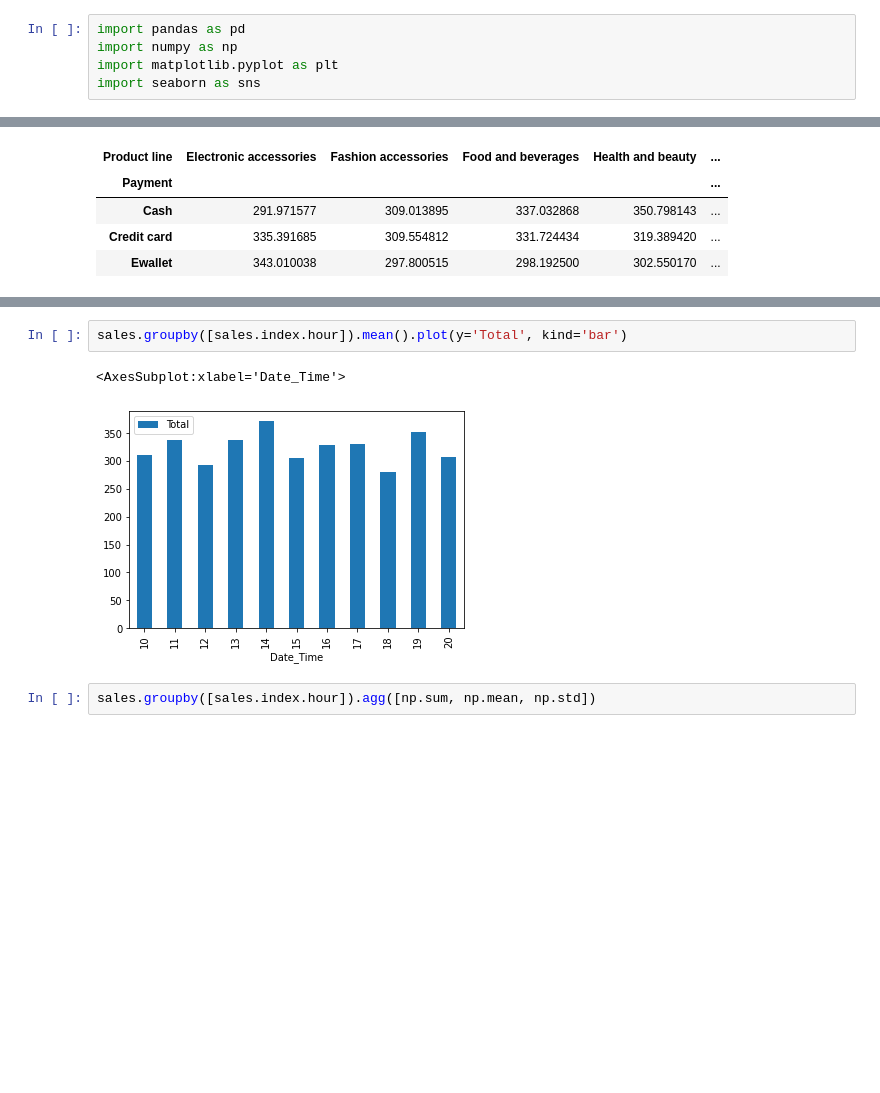
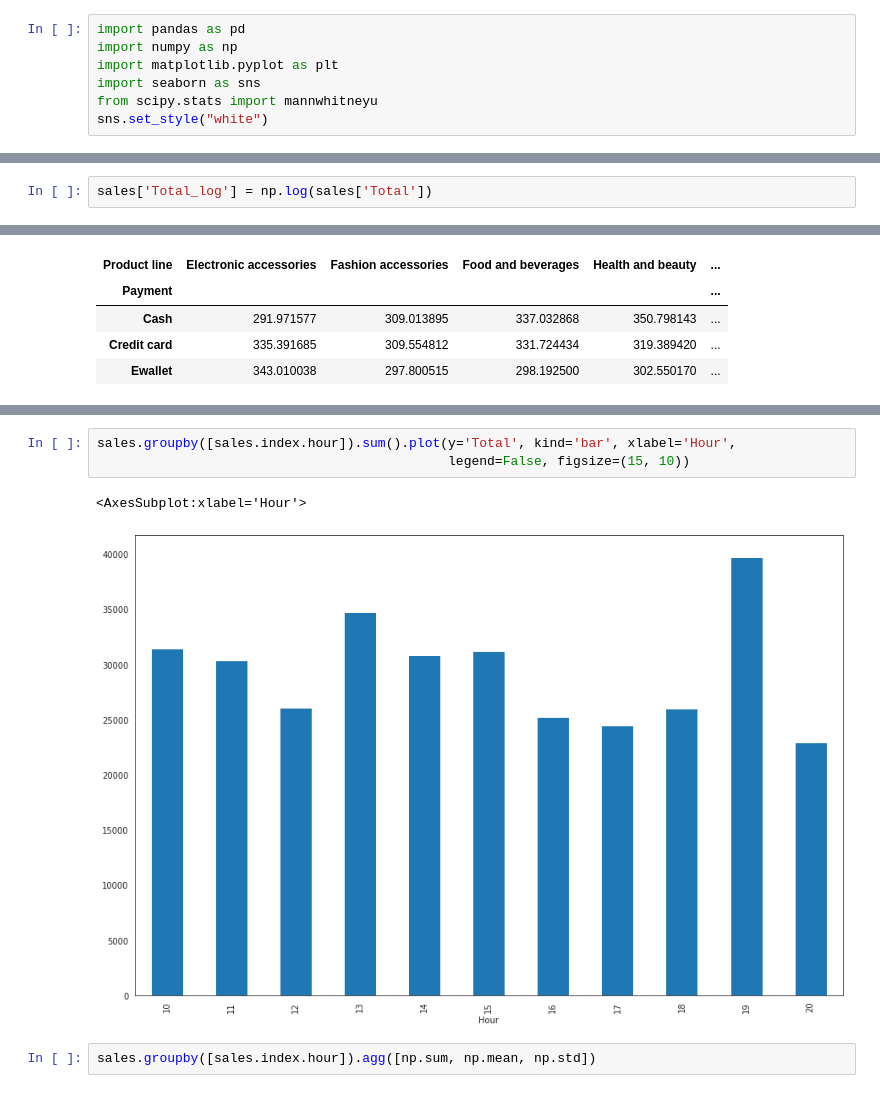
Before and after one commit to caiomts/supermarket-sales-eda, a Jupyter notebook: notebooks/eda__supermarket_sales.ipynb, the cells around one changed output, grey strips where cells are left out. Drawn from its saved outputs; the diff is of its cells as text; blank space fills up the shorter version.

```diff
--- a/notebooks/eda__supermarket_sales.ipynb
+++ b/notebooks/eda__supermarket_sales.ipynb
@@ -83,6 +83,8 @@ import pandas as pd
 import numpy as np
 import matplotlib.pyplot as plt
 import seaborn as sns
+from scipy.stats import mannwhitneyu
+sns.set_style("white")
 # %% [markdown]
 ## 1. Get the Data
 # %%
@@ -150,0 +193,2 @@ array([[<AxesSubplot:title={'center':'Unit price'}>,
+# %%
+sales['Total_log'] = np.log(sales['Total'])
@@ -230,8 +322,9 @@ sales.resample('D')['Total'].mean().plot(figsize=(12, 10))
 # %%
-sales.groupby([sales.index.hour]).mean().plot(y='Total', kind='bar')
+sales.groupby([sales.index.hour]).sum().plot(y='Total', kind='bar', xlabel='Hour',
+                                             legend=False, figsize=(15, 10))
 # %% [output]
-<AxesSubplot:xlabel='Date_Time'>
+<AxesSubplot:xlabel='Hour'>
-[figure, old version]
+[figure, new version]
 # %%
 sales.groupby([sales.index.hour]).agg([np.sum, np.mean, np.std])
 # %% [output]
```
Also changed, not shown: parts of 27 cells of this notebook, 10 other files.
